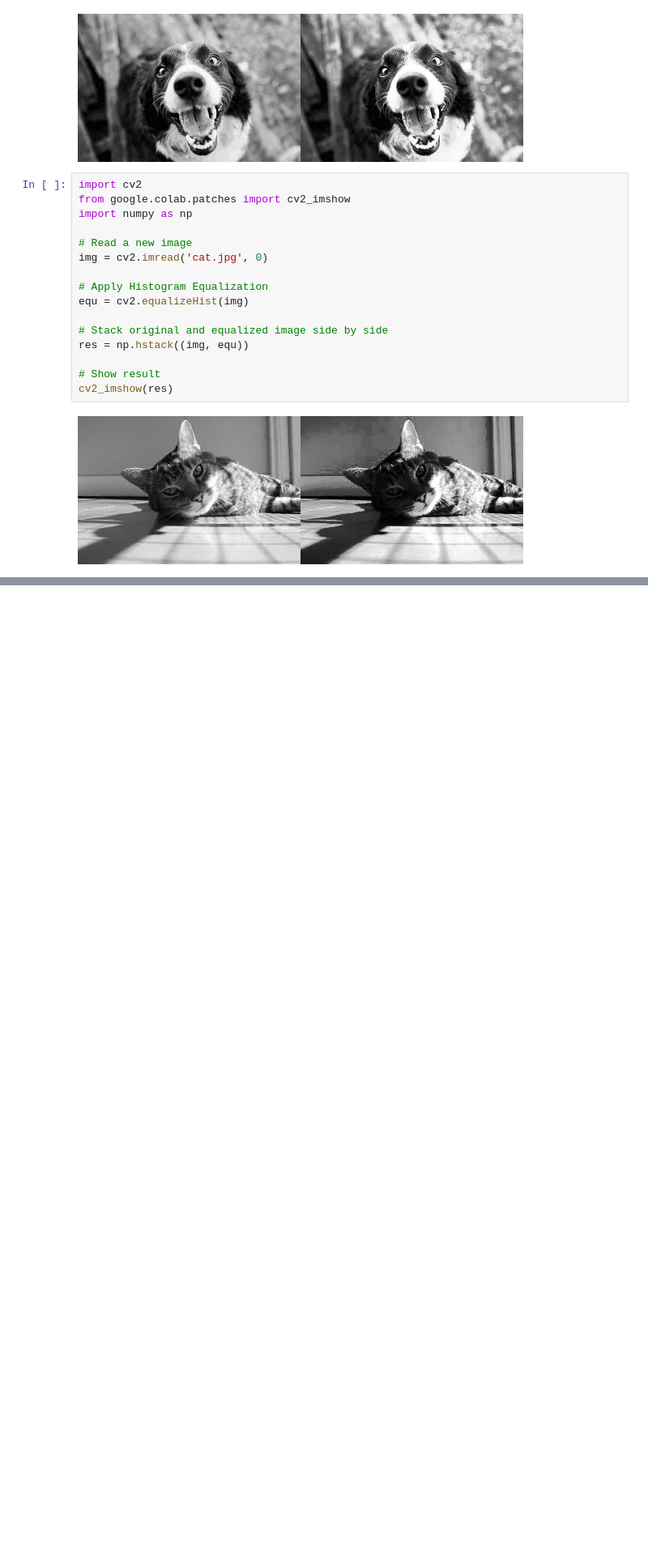
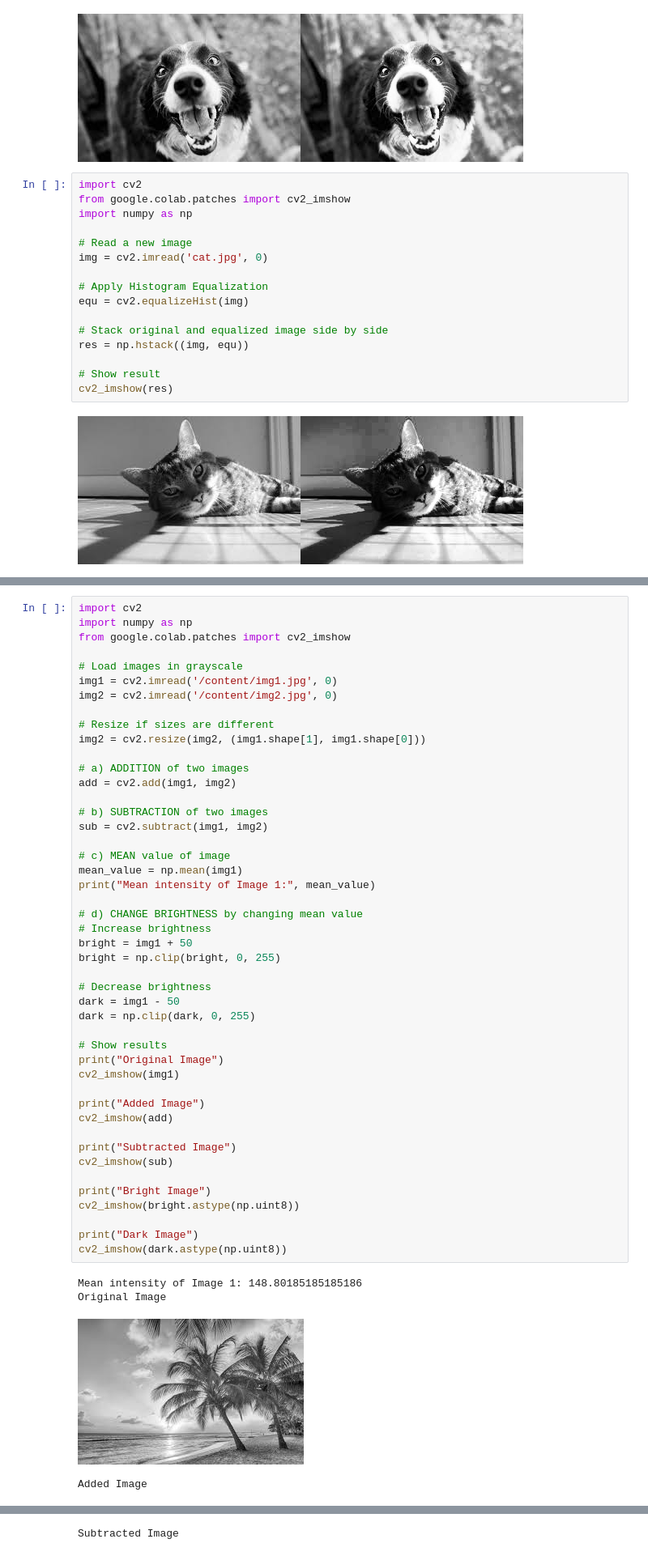
Before and after one commit to sakshy222/dip-image-processing, a Jupyter notebook: dip_practical_3.ipynb, the cells around one changed output, grey strips where cells are left out. Shown at 81% size. Saved outputs shown, nothing was run; the diff lists cells and outputs as text; blank space fills up the shorter version.

```diff
--- a/dip_practical_3.ipynb
+++ b/dip_practical_3.ipynb
@@ -42,0 +81,51 @@ cv2_imshow(res)
+# %%
+import cv2
+import numpy as np
+from google.colab.patches import cv2_imshow
+
+# Load images in grayscale
+img1 = cv2.imread('/content/img1.jpg', 0)
+img2 = cv2.imread('/content/img2.jpg', 0)
+
+# Resize if sizes are different
+img2 = cv2.resize(img2, (img1.shape[1], img1.shape[0]))
+
+# a) ADDITION of two images
+add = cv2.add(img1, img2)
+
+# b) SUBTRACTION of two images
+sub = cv2.subtract(img1, img2)
+
+# c) MEAN value of image
+mean_value = np.mean(img1)
+print("Mean intensity of Image 1:", mean_value)
+
+# d) CHANGE BRIGHTNESS by changing mean value
+# Increase brightness
+bright = img1 + 50
+bright = np.clip(bright, 0, 255)
+
+# Decrease brightness
+dark = img1 - 50
+dark = np.clip(dark, 0, 255)
+
+# Show results
+print("Original Image")
+cv2_imshow(img1)
+
+print("Added Image")
+cv2_imshow(add)
+
+print("Subtracted Image")
+cv2_imshow(sub)
+
+print("Bright Image")
+cv2_imshow(bright.astype(np.uint8))
+
+print("Dark Image")
+cv2_imshow(dark.astype(np.uint8))
+# %% [output]
+Mean intensity of Image 1: 148.80185185185186
+Original Image
+[figure, added]
+Added Image
@@ -42,0 +133 @@ cv2_imshow(res)
+Subtracted Image
```
Also changed, not shown: parts of 3 cells of this notebook.
